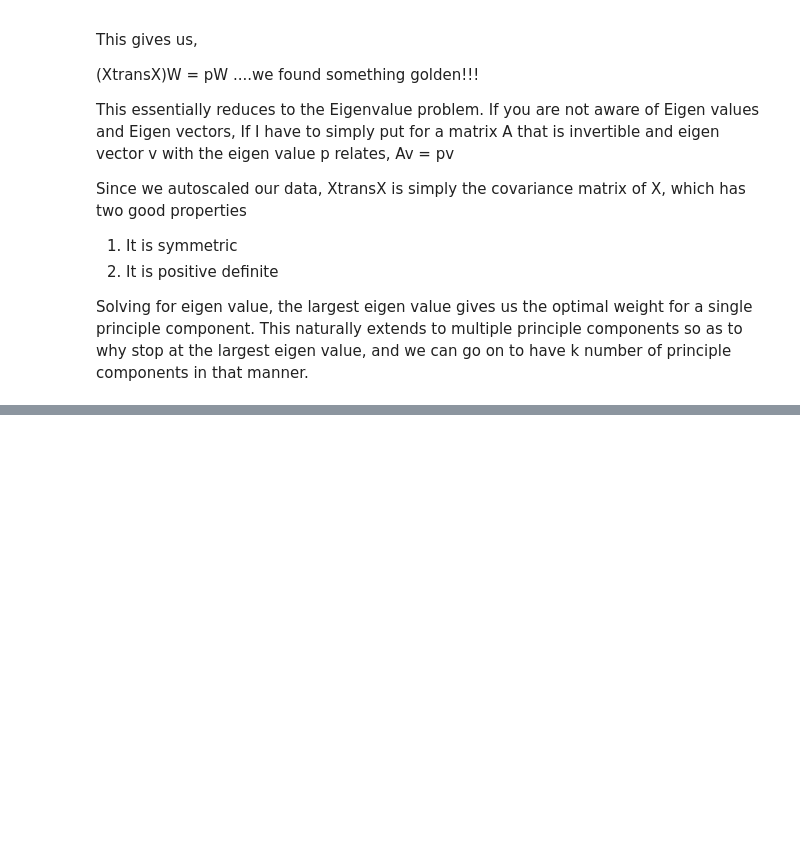
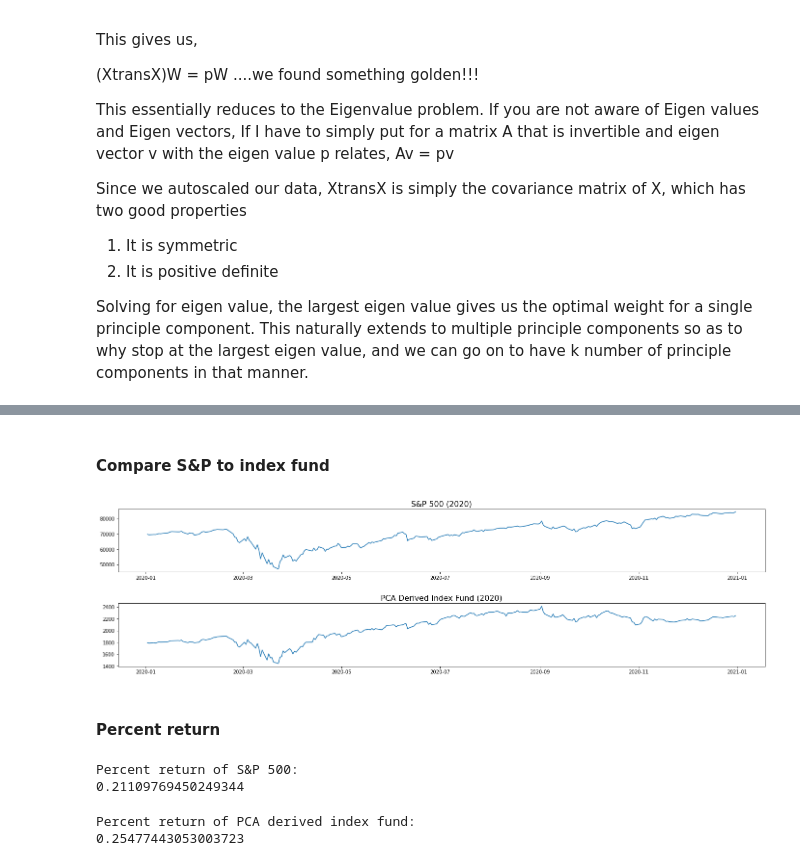
Before and after one commit to frozenscrypt/deepdive-stuff, a Jupyter notebook: PCA Getting into details.ipynb, the cells around one changed output, grey strips where cells are left out. Saved outputs shown, nothing was run; the diff lists cells and outputs as text; code cells hidden in the pictures; blank space fills up the shorter version.

```diff
--- a/PCA Getting into details.ipynb
+++ b/PCA Getting into details.ipynb
@@ -71,0 +111,3 @@ Solving for eigen value, the largest eigen value gives us the optimal weight for
+# %%
+# pull historical data
+data = yf.download(ticker_names, start="2020-01-01", end="2021-01-01")
@@ -71,0 +133,9 @@ Solving for eigen value, the largest eigen value gives us the optimal weight for
+# %%
+# get daily close prices and drop missing columns
+df_close = data['Adj Close'].dropna(axis='columns')
+
+# define list of column names
+col_names = df_close.columns.to_list()
+
+# display pandas dataframe of close prices
+df_close
@@ -71,0 +211,40 @@ Solving for eigen value, the largest eigen value gives us the optimal weight for
+# %% [markdown]
+#### Compare S&P to index fund
+# %%
+# create figure
+plt.figure(num=None, figsize=(24, 6))
+
+# plot S&P 500 over time
+plt.subplot(2, 1, 1)
+plt.plot(np.sum(df_close, axis=1))
+plt.title("S&P 500 (2020)", fontsize=16)
+
+# plot index fund over time
+plt.subplot(2, 1, 2)
+plt.plot(-1*np.sum(index_fund_weights * df_close.iloc[:,bool_top_stocks], axis=1))
+plt.title("PCA Derived Index Fund (2020)", fontsize=16)
+
+# add space between plots
+plt.subplots_adjust(hspace = 0.5 )
+# %% [output]
+[figure, added]
+# %% [markdown]
+#### Percent return
+# %%
+# actual percent return of S&P500
+actual_percent_return = np.sum((df_close.iloc[len(df_close)-1,:] - df_close.iloc[0,:]))/np.sum((df_close.iloc[0,:]))
+
+print('Percent return of S&P 500:')
+print(actual_percent_return)
+# %% [output]
+Percent return of S&P 500:
+0.21109769450249344
+# %%
+# percent return of S&P500 index fund defined by principal component 1
+top_stocks_pc1_percent_return = np.sum(index_fund_weights * (df_close.iloc[len(df_close)-1,bool_top_stocks] - df_close.iloc[0,bool_top_stocks]))/np.sum(index_fund_weights * (df_close.iloc[0,bool_top_stocks]))
+
+print('Percent return of PCA derived index fund:')
+print(top_stocks_pc1_percent_return)
+# %% [output]
+Percent return of PCA derived index fund:
+0.25477443053003723
```
Also changed, not shown: parts of 11 cells of this notebook.
